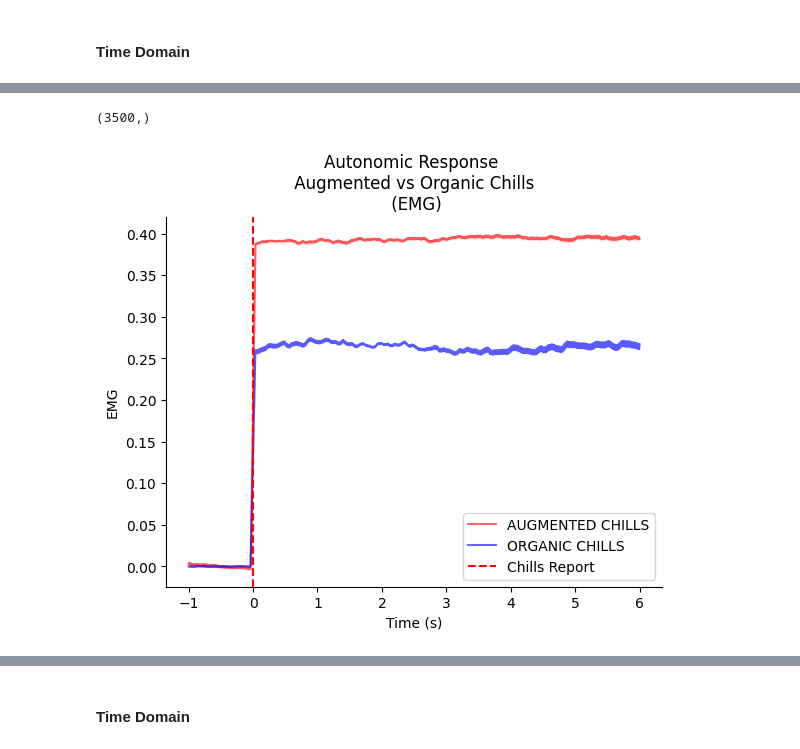
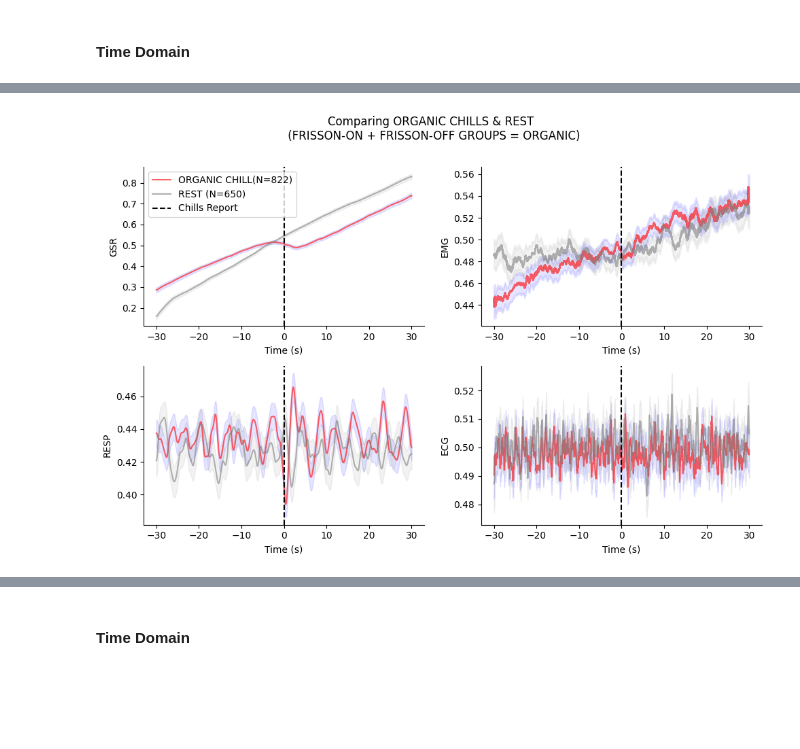
Before and after one commit to emmanuel-olateju/chills_characterization, a Jupyter notebook: notebooks/chills_physiological_analysis.ipynb, the cells around one changed output, grey strips where cells are left out. Cells and saved outputs as stored; diff of their text form; code cells hidden in the pictures; blank space fills up the shorter version.

```diff
--- a/notebooks/chills_physiological_analysis.ipynb
+++ b/notebooks/chills_physiological_analysis.ipynb
@@ -464,0 +481,12 @@ baseline_idx = bidx = (0, fs)
+# %%
+window = 0.01
+organic_epochs = np.vstack((frisson_on_epochs, frisson_off_epochs))
+non_chill_epochs = np.vstack((pre_rest_epochs, post_rest_epochs))
+
+organic =  np.apply_along_axis(lambda x: m_avg(x, window), axis=1, arr=organic_epochs)
+non_chill = np.apply_along_axis(lambda x: m_avg(x, window), axis=1, arr=non_chill_epochs)
+
+organic = minmax_scale(organic, 1)
+non_chill = minmax_scale(non_chill, 1)
+
+organic.shape, non_chill.shape
@@ -493,37 +497,43 @@ frisson_std.shape, chills_std.shape,
+# %%
+organic_mean = np.mean(organic, axis=0)
+non_chill_mean = np.mean(non_chill, axis=0)
+
+organic_std = np.std(organic, axis=0) / len(organic)**0.5
+non_chill_std = np.std(non_chill, axis=0) / len(non_chill)**0.5
 # %%
-ch = select_channel["emg"]
+fig, ax_ = plt.subplots(2, 2, figsize=(10, 6))
+ax = ax_.flatten()
 
-sidx = -1*int(fs*(TIME_WINDOW+2))
-y = frisson[:sidx, ch].T
-y_std = frisson_std[:sidx, ch]
-print(y.shape)
-plt.plot(np.arange(-1, 6, 1/fs), y, label="AUGMENTED CHILLS", color=(1, 0, 0, 0.6))
-plt.fill_between(np.arange(-1, 6, 1/fs), y - y_std, y + y_std, color=(1, 0, 0, 0.1))
+for sensor in ["gsr", "emg", "resp", "ecg"]:
+  ch = select_channel[sensor]
 
-y = chills[:sidx, ch].T
-y_std = chills_std[:sidx, ch]
-plt.plot(np.arange(-1, 6, 1/fs), y, label="ORGANIC CHILLS", color=(0, 0, 1, 0.6))
-plt.fill_between(np.arange(-1, 6, 1/fs), y - y_std, y + y_std, color=(0, 0, 1, 0.1))
+  y = organic_mean[:, ch].T
+  y_std = organic_std[:, ch]
+  ax[ch].plot(np.arange(-30, 30, 1/fs), y, label=f"ORGANIC CHILL(N={len(organic)})", color=(1, 0, 0, 0.6))
+  ax[ch].fill_between(np.arange(-30, 30, 1/fs), y - y_std, y + y_std, color=(0, 0, 1, 0.1))
 
-# y = non_chills[:, ch].T
-# y_std = chills_std[:, ch]
-# plt.plot(np.arange(-1, 6, 1/fs), non_chills[:, ch].T, label="NON-CHILLS", color=(0, 1, 0, 0.6))
-# plt.fill_between(np.arange(-1, 6, 1/fs), y - y_std, y + y_std, color=(0, 1, 0, 0.1))
+  y = non_chill_mean[:, ch].T
+  y_std = non_chill_std[:, ch]
+  ax[ch].plot(np.arange(-30, 30, 1/fs), y, label=f"REST (N={len(non_chill)})", color=(0.5, 0.5, 0.5, 0.6))
+  ax[ch].fill_between(np.arange(-30, 30, 1/fs), y - y_std, y + y_std, color=(0.5, 0.5, 0.5, 0.1))
 
-plt.gca().spines["top"].set_visible(False)
-plt.gca().spines["right"].set_visible(False)
+  ax[ch].spines["top"].set_visible(False)
+  ax[ch].spines["right"].set_visible(False)
 
-plt.axvline(0, color="red", linestyle="--", label="Chills Report")
+  # plt.axvline(0, color="black", linestyle="--", label="baseline")
+  ax[ch].axvline(0, color="black", linestyle="--", label="Chills Report")
 
-# plt.yticks([])
-plt.title("Autonomic Response \n Augmented vs Organic Chills \n (EMG)")
-plt.xlabel("Time (s)")
-plt.ylabel("EMG")
+  # ax[ch].yticks([])
+  # ax[ch].set_title(f"{sensor}", y=1.05)
+  ax[ch].set_xlabel("Time (s)")
+  ax[ch].set_ylabel(sensor.upper())
 
-plt.legend(loc="lower right")
-plt.grid(False)
+  if ch==0:
+    ax[ch].legend(loc="upper left")
+  ax[ch].grid(False)
 
-plt.savefig("plots/emg_organic_vs_augmented_chills_response.png", dpi=300, bbox_inches="tight")
+fig.tight_layout()
+fig.suptitle("Comparing ORGANIC CHILLS & REST \n (FRISSON-ON + FRISSON-OFF GROUPS = ORGANIC)", y=1.1)
+plt.savefig("plots/physiological_analysis/ORGANIC_REST_COMPARISON_TIME_DOMAIN.png", dpi=300, bbox_inches="tight")
 # %% [output]
-(3500,)
-[figure, old version]
+[figure, new version]
```
Also changed, not shown: parts of 76 cells of this notebook, 2 other files.
